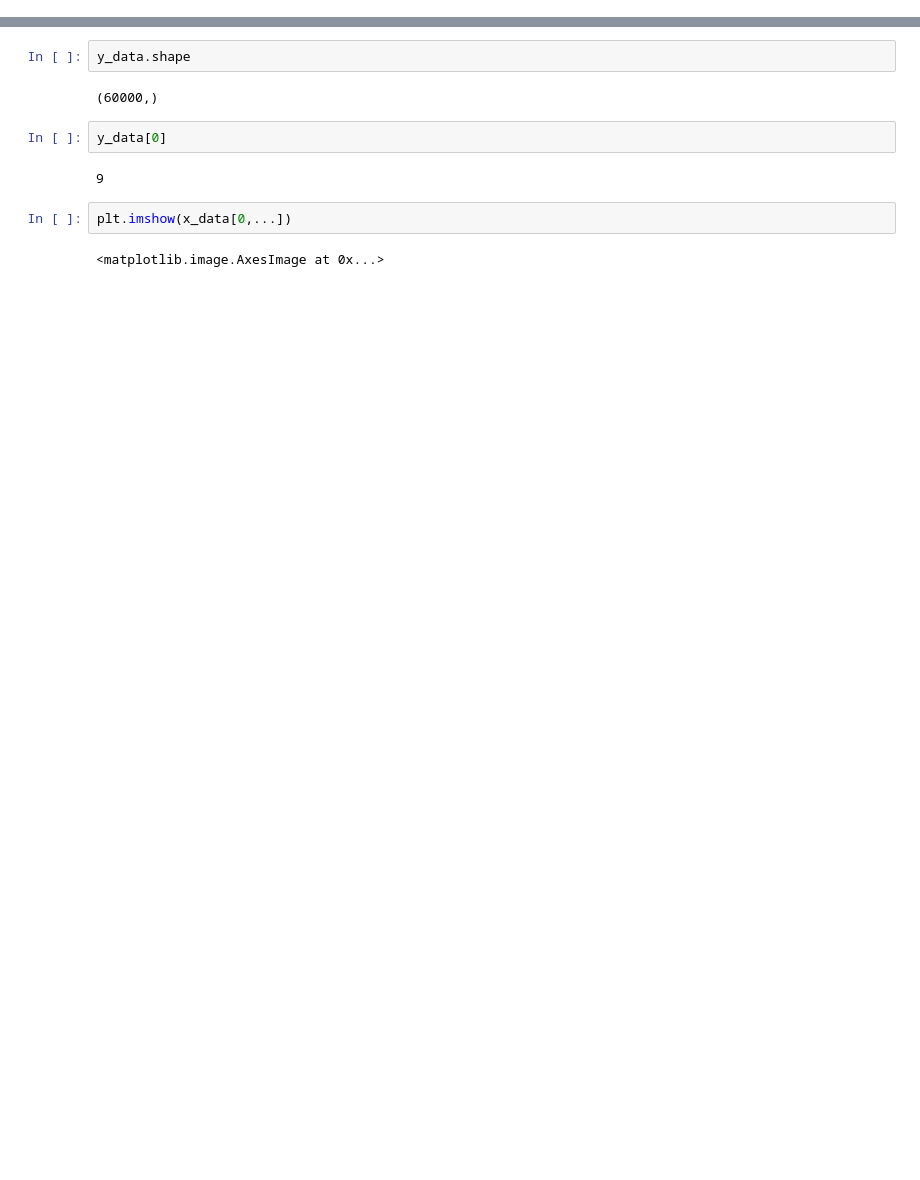
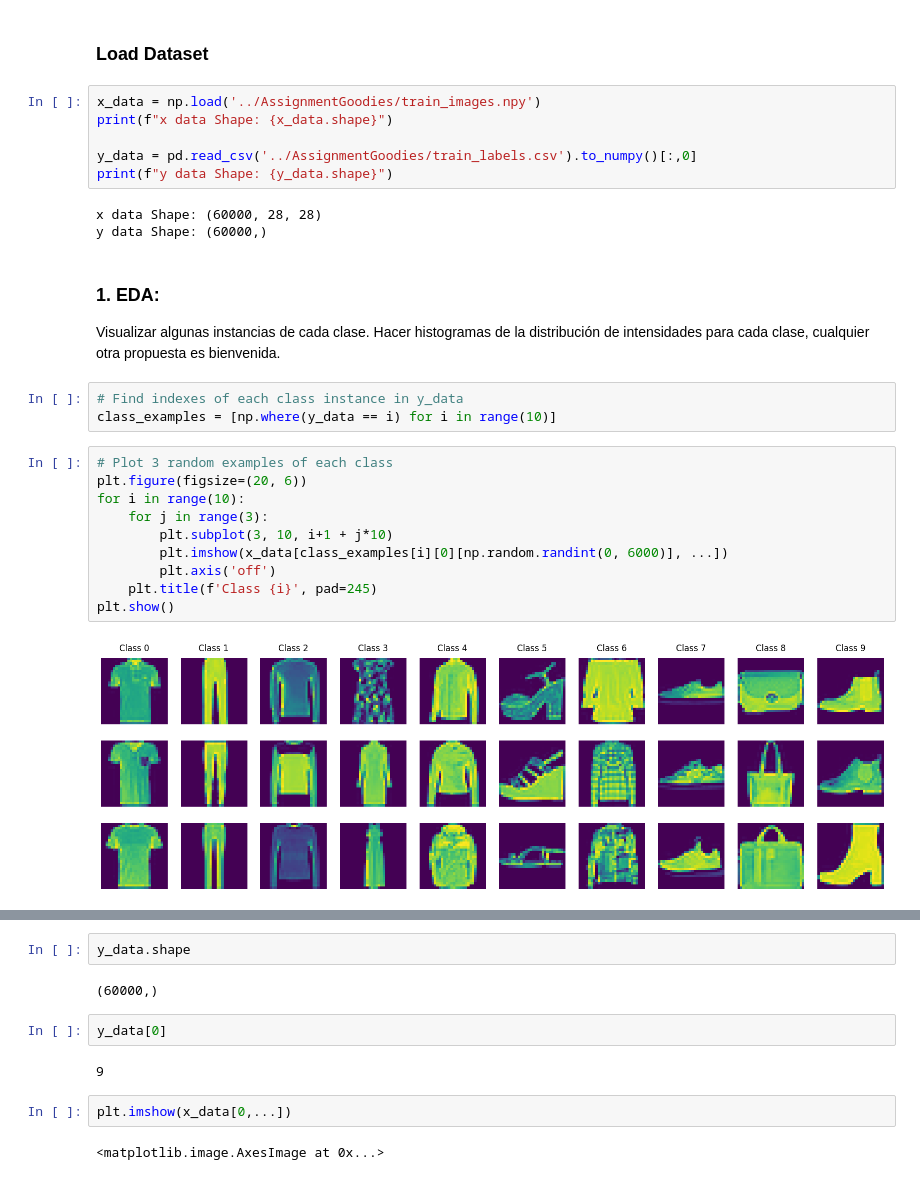
Before and after one commit to PabloSML/RN-TP1, a Jupyter notebook: src/fashion_mnist_smolkin.ipynb, the cells around one changed output, grey strips where cells are left out. Drawn from its saved outputs; the diff is of its cells as text; blank space fills up the shorter version.

```diff
--- a/src/fashion_mnist_smolkin.ipynb
+++ b/src/fashion_mnist_smolkin.ipynb
@@ -7,0 +29,29 @@ import pandas as pd
+# %% [markdown]
+### Load Dataset
+# %%
+x_data = np.load('../AssignmentGoodies/train_images.npy')
+print(f"x data Shape: {x_data.shape}")
+
+y_data = pd.read_csv('../AssignmentGoodies/train_labels.csv').to_numpy()[:,0]
+print(f"y data Shape: {y_data.shape}")
+# %% [output]
+x data Shape: (60000, 28, 28)
+y data Shape: (60000,)
+# %% [markdown]
+### 1. **EDA:**
+Visualizar algunas instancias de cada clase. Hacer histogramas de la distribución de intensidades para cada clase, cualquier otra propuesta es bienvenida.
+# %%
+# Find indexes of each class instance in y_data
+class_examples = [np.where(y_data == i) for i in range(10)]
+# %%
+# Plot 3 random examples of each class
+plt.figure(figsize=(20, 6))
+for i in range(10):
+    for j in range(3):
+        plt.subplot(3, 10, i+1 + j*10)
+        plt.imshow(x_data[class_examples[i][0][np.random.randint(0, 6000)], ...])
+        plt.axis('off')
+    plt.title(f'Class {i}', pad=245)
+plt.show()
+# %% [output]
+[figure, added]
```
Also changed, not shown: parts of 47 cells of this notebook.
